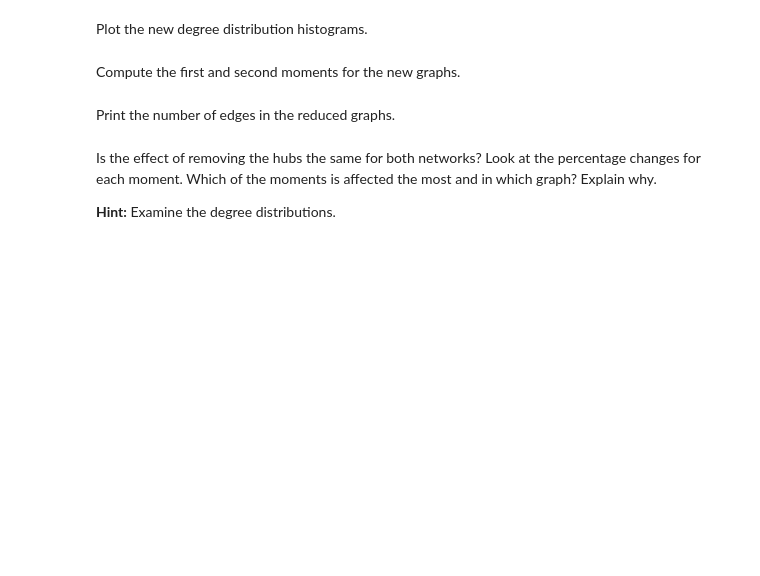
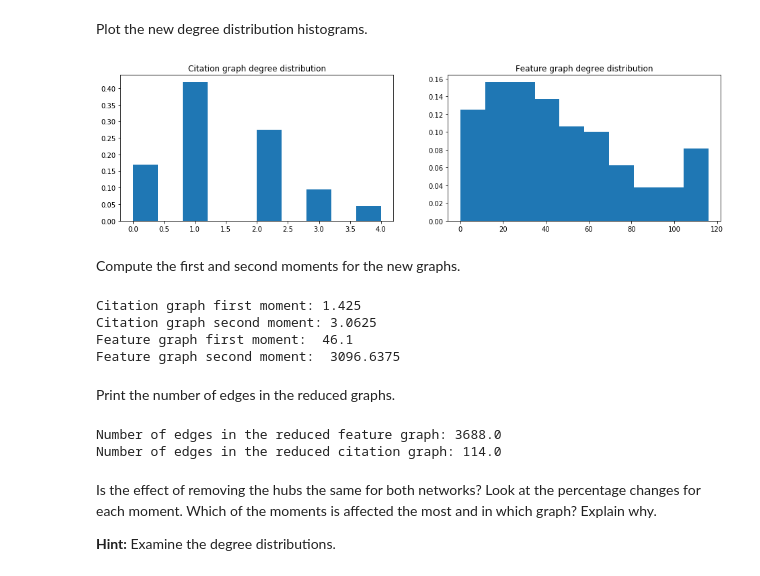
Before and after one commit to FBisch/ntds_2019, a Jupyter notebook: assignments/1_network_science.ipynb, the cells around one changed output. Saved outputs shown, nothing was run; the diff lists cells and outputs as text; code cells hidden in the pictures; blank space fills up the shorter version.

```diff
--- a/assignments/1_network_science.ipynb
+++ b/assignments/1_network_science.ipynb
@@ -230,29 +257,35 @@ axes[1, 1].spy(reduced_A_citation);
 # %% [markdown]
 Plot the new degree distribution histograms.
 # %%
-reduced_degrees_feat = # Your code here.
-reduced_degrees_cit = # Your code here.
+reduced_degrees_cit = np.array([sum(reduced_A_citation[i,:]) for i in range(0,reduced_A_citation.shape[0])])# Your code here.
+reduced_degrees_feat = np.array([sum(reduced_A_feature[i,:]) for i in range(0,reduced_A_feature.shape[0])])# Your code here.
 
 deg_hist_normalization = np.ones(reduced_degrees_feat.shape[0])/reduced_degrees_feat.shape[0]
 
 fig, axes = plt.subplots(1, 2, figsize=(16, 4))
 axes[0].set_title('Citation graph degree distribution')
 axes[0].hist(reduced_degrees_cit, weights=deg_hist_normalization);
 axes[1].set_title('Feature graph degree distribution')
 axes[1].hist(reduced_degrees_feat, weights=deg_hist_normalization);
+# %% [output]
+[figure, added]
 # %% [markdown]
 Compute the first and second moments for the new graphs.
 # %%
-reduced_cit_moment_1 = # Your code here.
-reduced_cit_moment_2 = # Your code here.
+reduced_cit_moment_1 = sum(reduced_degrees_cit)/len(reduced_degrees_cit) # Your code here.
+reduced_cit_moment_2 = sum(reduced_degrees_cit**2)/len(reduced_degrees_cit) # Your code here.
 
-reduced_feat_moment_1 = # Your code here.
-reduced_feat_moment_2 = # Your code here.
-
+reduced_feat_moment_1 = sum(reduced_degrees_feat)/len(reduced_degrees_feat)# Your code here.
+reduced_feat_moment_2 = sum(reduced_degrees_feat**2)/len(reduced_degrees_feat)# Your code here
 
 print("Citation graph first moment:", reduced_cit_moment_1)
 print("Citation graph second moment:", reduced_cit_moment_2)
 print("Feature graph first moment: ", reduced_feat_moment_1)
 print("Feature graph second moment: ", reduced_feat_moment_2)
+# %% [output]
+Citation graph first moment: 1.425
+Citation graph second moment: 3.0625
+Feature graph first moment:  46.1
+Feature graph second moment:  3096.6375
 # %% [markdown]
 Print the number of edges in the reduced graphs.
@@ -261,3 +292,12 @@ Print the number of edges in the reduced graphs.
+# %%
+# Your code here
+num_edges_reduced_feature = np.count_nonzero(reduced_A_feature)/2 # Your code here.
+num_edges_reduced_citation = np.count_nonzero(reduced_A_citation)/2# Your code here.
+print(f"Number of edges in the reduced feature graph: {num_edges_reduced_feature}")
+print(f"Number of edges in the reduced citation graph: {num_edges_reduced_citation}")
+# %% [output]
+Number of edges in the reduced feature graph: 3688.0
+Number of edges in the reduced citation graph: 114.0
 # %% [markdown]
 Is the effect of removing the hubs the same for both networks? Look at the percentage changes for each moment. Which of the moments is affected the most and in which graph? Explain why.
 
```
Also changed, not shown: parts of 17 cells of this notebook.
